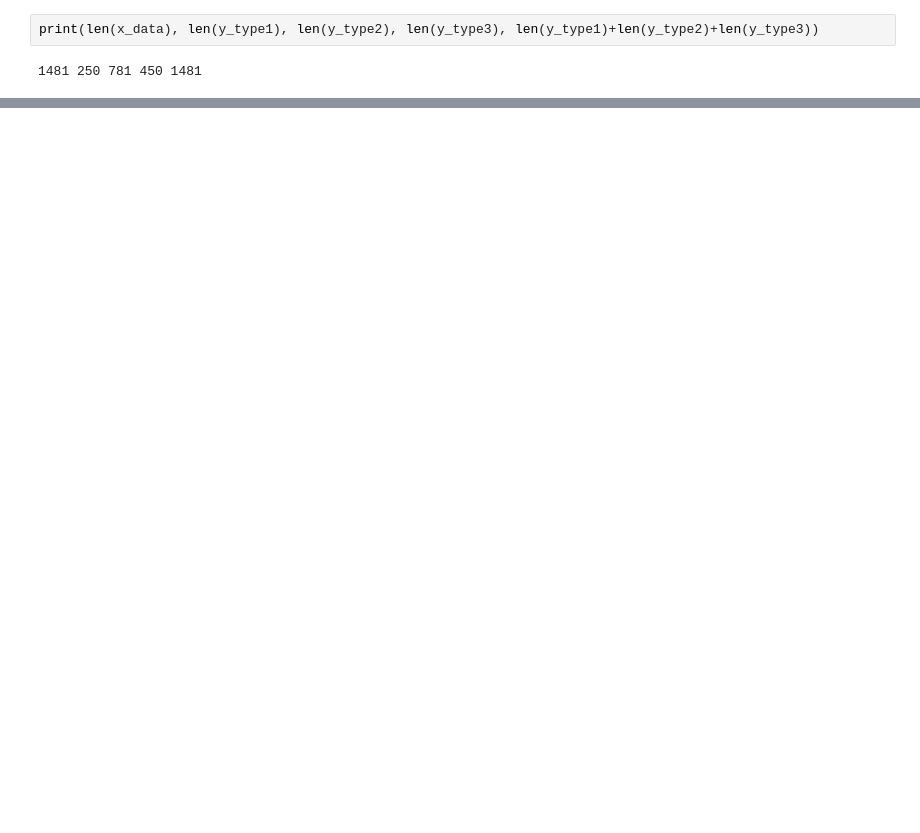
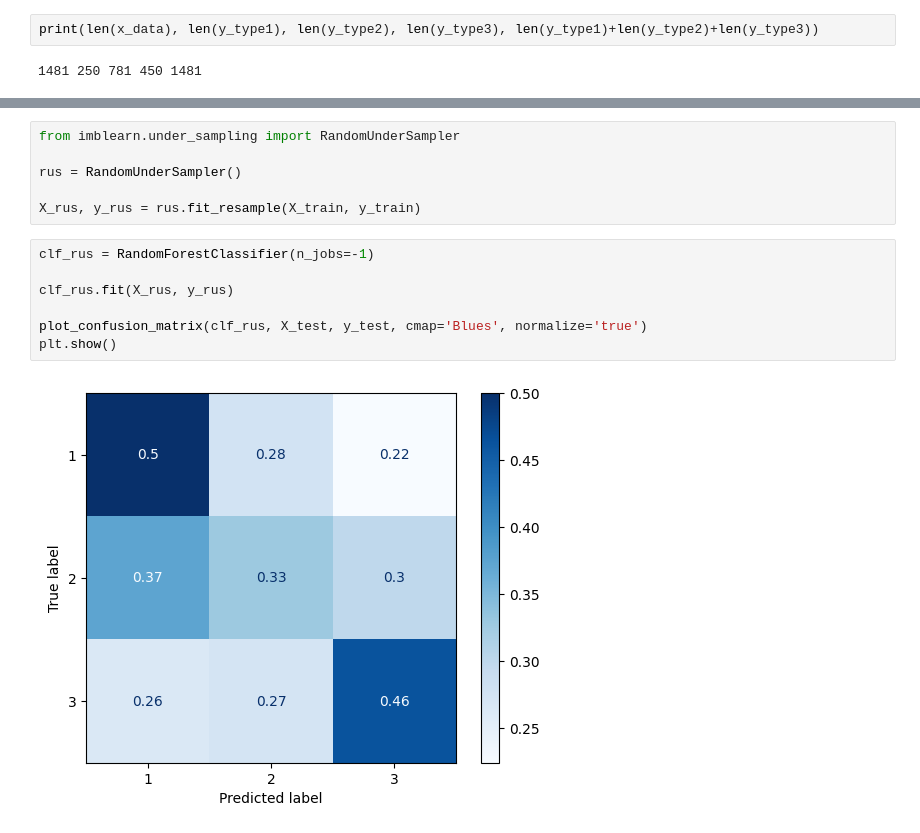
Before and after one commit to JavierGilRodriguez/ProyectoSI, a Jupyter notebook: Proyecto.ipynb, the cells around one changed output, grey strips where cells are left out. Saved outputs shown, nothing was run; the diff lists cells and outputs as text; blank space fills up the shorter version.

```diff
--- a/Proyecto.ipynb
+++ b/Proyecto.ipynb
@@ -73,0 +153,15 @@ plt.imshow(u9, "gray"), plt.axis("off")
+# %%
+from imblearn.under_sampling import RandomUnderSampler
+
+rus = RandomUnderSampler()
+
+X_rus, y_rus = rus.fit_resample(X_train, y_train)
+# %%
+clf_rus = RandomForestClassifier(n_jobs=-1)
+
+clf_rus.fit(X_rus, y_rus)
+
+plot_confusion_matrix(clf_rus, X_test, y_test, cmap='Blues', normalize='true')
+plt.show()
+# %% [output]
+[figure, added]
```
Also changed, not shown: parts of 10 cells of this notebook.
